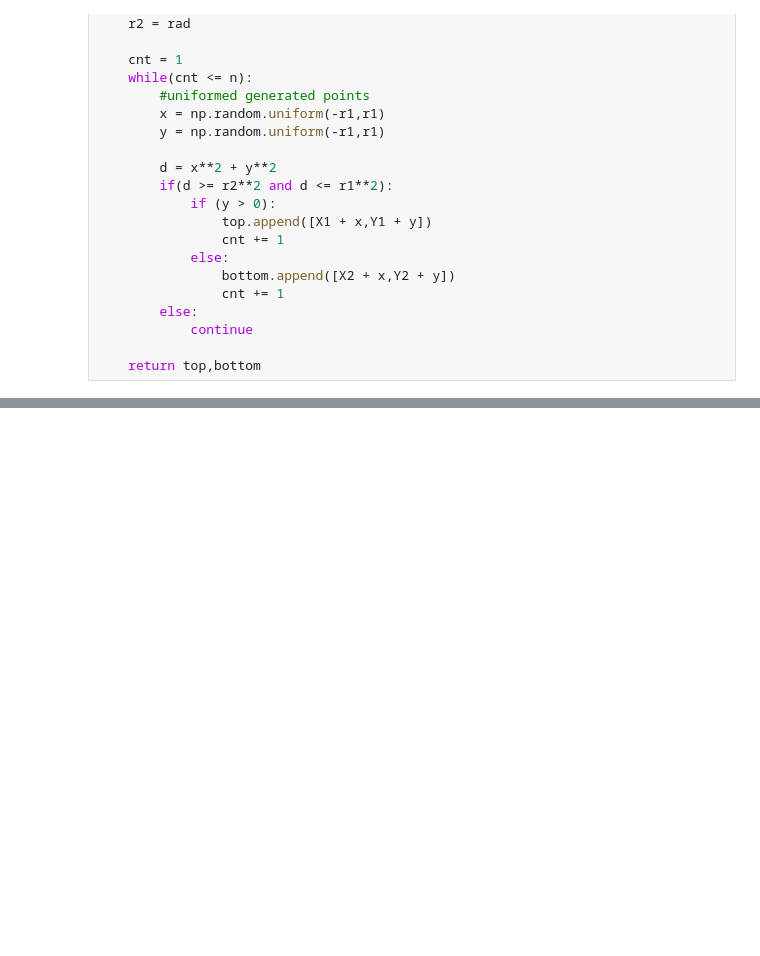
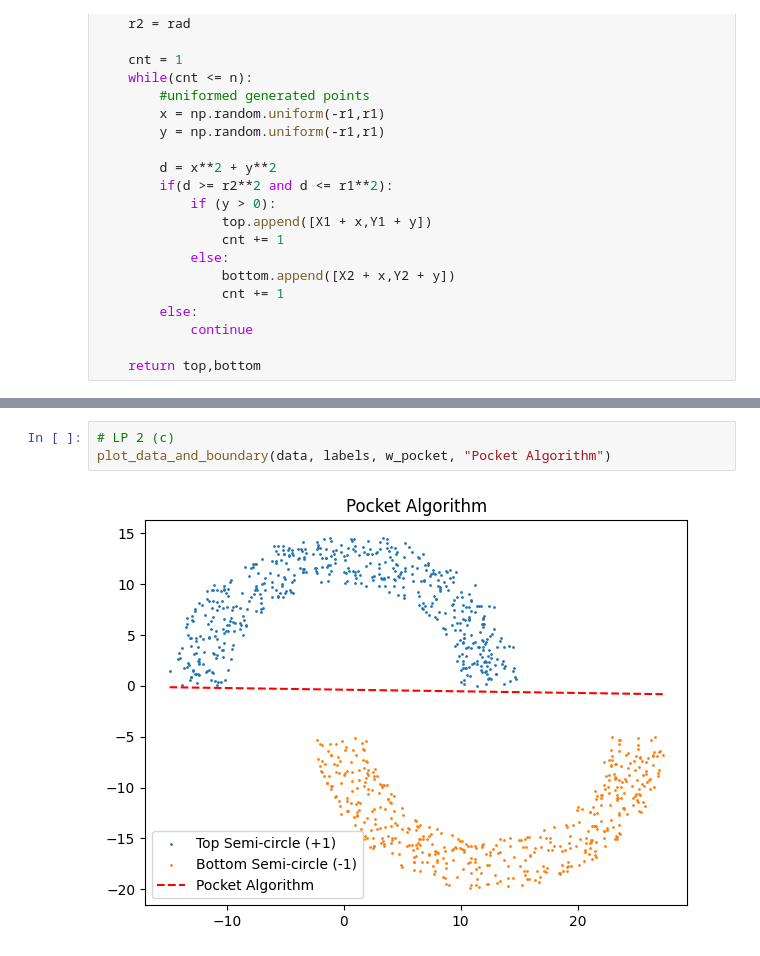
Before and after one commit to kwanqing/CMPE-257, a Jupyter notebook: HW2_3_1.ipynb, the cells around one changed output, grey strips where cells are left out. Drawn from its saved outputs; the diff is of its cells as text; blank space fills up the shorter version.

```diff
--- a/HW2_3_1.ipynb
+++ b/HW2_3_1.ipynb
@@ -139,0 +174,5 @@ plot_data_and_boundary(data, labels, w_lr, "Linear Regression")
+# %%
+# LP 2 (c)
+plot_data_and_boundary(data, labels, w_pocket, "Pocket Algorithm")
+# %% [output]
+[figure, added]
```
Also changed, not shown: parts of 14 cells of this notebook.
